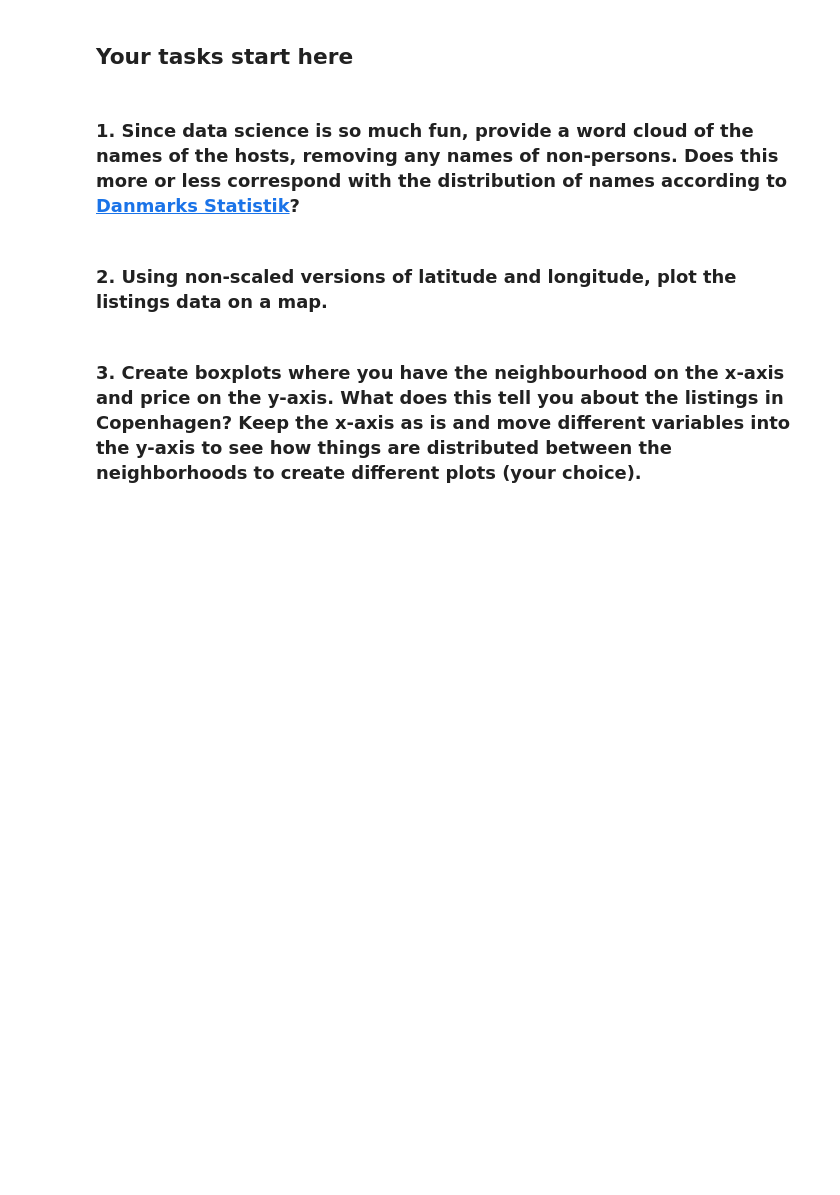
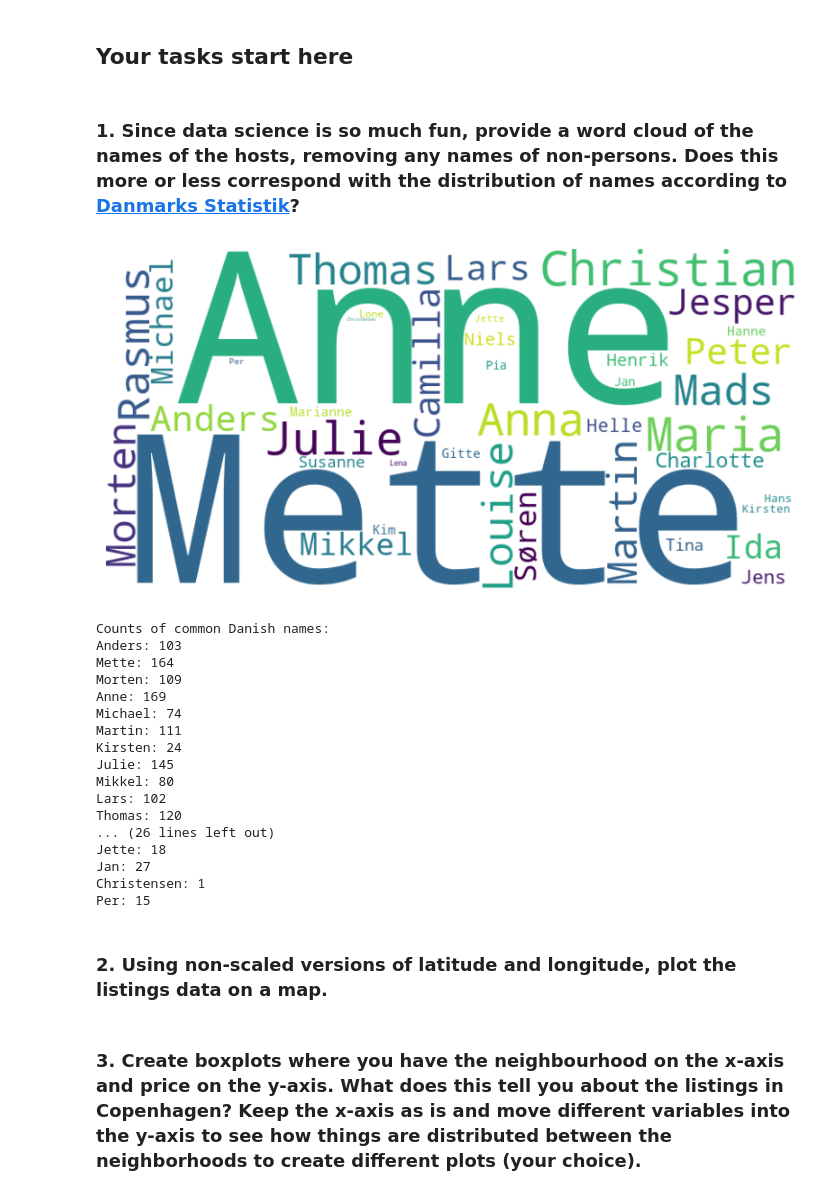
Before and after one commit to EarthOddity/mal-assignments, a Jupyter notebook: Assignment1Mal/1. Getting started - Copenhagen Airbnb.ipynb, the cells around one changed output. Cells and saved outputs as stored; diff of their text form; code cells hidden in the pictures; blank space fills up the shorter version.

```diff
--- a/Assignment1Mal/1. Getting started - Copenhagen Airbnb.ipynb
+++ b/Assignment1Mal/1. Getting started - Copenhagen Airbnb.ipynb
@@ -112,3 +110,73 @@ plt.show()
+# %%
+import pandas as pd
+import re
+from wordcloud import WordCloud
+import matplotlib.pyplot as plt
+from collections import Counter
+
+# Load the dataset
+data = pd.read_csv('listings.csv')
+
+# Define common Danish names
+common_danish_names_and_surnames = set([
+    'Anne', 'Mette', 'Kirsten', 'Hanne', 'Anna', 'Helle', 'Maria', 'Susanne', 'Lena', 'Marianne', 'Camilla', 'Lone', 'Louise', 'Pia',
+    'Charlotte', 'Tina', 'Gitte', 'Ida', 'Jette', 'Julie', 'Peter', 'Michael', 'Lars', 'Jens', 'Thomas', 'Henrik', 'Søren',
+    'Christian', 'Martin', 'Jan', 'Morten', 'Jesper', 'Anders', 'Mads', 'Niels', 'Rasmus', 'Mikkel', 'Per', 'Kim', 'Hans',
+    'Nielsen', 'Jensen', 'Hansen', 'Andersen', 'Pedersen', 'Christensen', 'Larsen', 'Sørensen', 'Rasmussen', 'Jørgensen',
+    'Petersen', 'Madsen', 'Kristensen', 'Olsen', 'Thomsen', 'Christiansen', 'Poulsen', 'Johansen', 'Møller', 'Mortensen'
+])
+
+# Function to check if a name is likely to be a person's name
+def is_person_name(name):
+    if isinstance(name, str) and not bool(re.search(r'\d', name)):  # Check if it's a string and contains no digits
+        name_parts = name.split()
+        if len(name_parts) > 0 and re.match(r'^[A-Za-zÆØÅæøå]+$', name_parts[0]):  # Ensure name is not empty
+            return name_parts[0] in common_danish_names
+    return False
+
+# Filter names and count occurrences
+filtered_names = data['host_name'].dropna().astype(str).apply(lambda x: x if is_person_name(x) else '')
+
+# Count occurrences of each valid name
+name_counts = Counter([name.split()[0] for name in filtered_names if is_person_name(name)])
+
+# Combine the names based on their counts
+combined_names = ' '.join([name for name, count in name_counts.items() for _ in range(count)])
+
+# Generate the word cloud based on frequency of name
+wordcloud = WordCloud(width=800, height=400, background_color='white').generate_from_frequencies(name_counts)
+
+# Display the word cloud using matplotlib
+plt.figure(figsize=(10, 5))
+plt.imshow(wordcloud, interpolation='bilinear')
+plt.axis('off')  # Remove axes
+plt.show()
+
+# Print the counts of common Danish names
+print("Counts of common Danish names:")
+for name, count in name_counts.items():
+    print(f"{name}: {count}")
+
+# The data does correspond more or less to Danmarks Statistik, as Anne, Maria and Mette are some of the most popular names.
+# %% [output]
+[figure, added]
+Counts of common Danish names:
+Anders: 103
+Mette: 164
+Morten: 109
+Anne: 169
+Michael: 74
+Martin: 111
+Kirsten: 24
+Julie: 145
+Mikkel: 80
+Lars: 102
+Thomas: 120
+... (26 lines left out)
+Jette: 18
+Jan: 27
+Christensen: 1
+Per: 15
 # %% [markdown]
 ### 2. Using non-scaled versions of latitude and longitude, plot the listings data on a map.
 # %%
```
Also changed, not shown: parts of 1 cell of this notebook.
